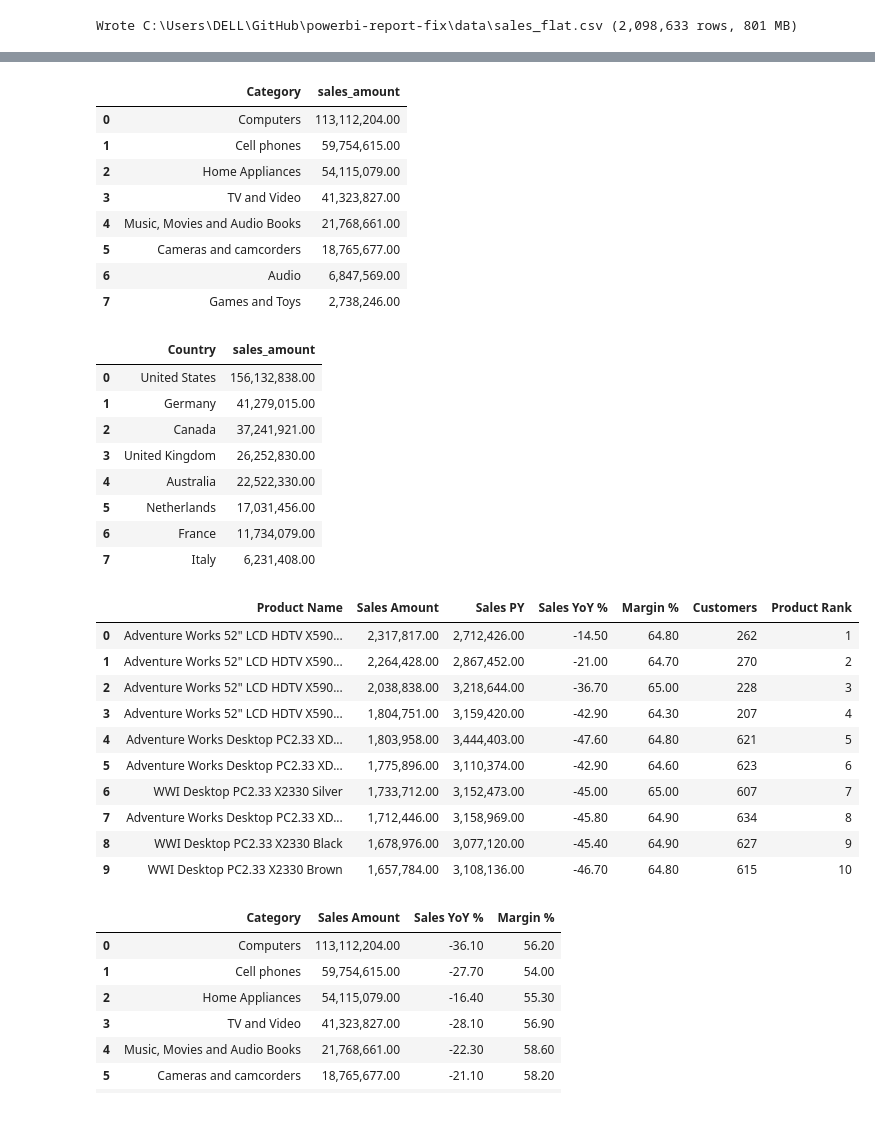
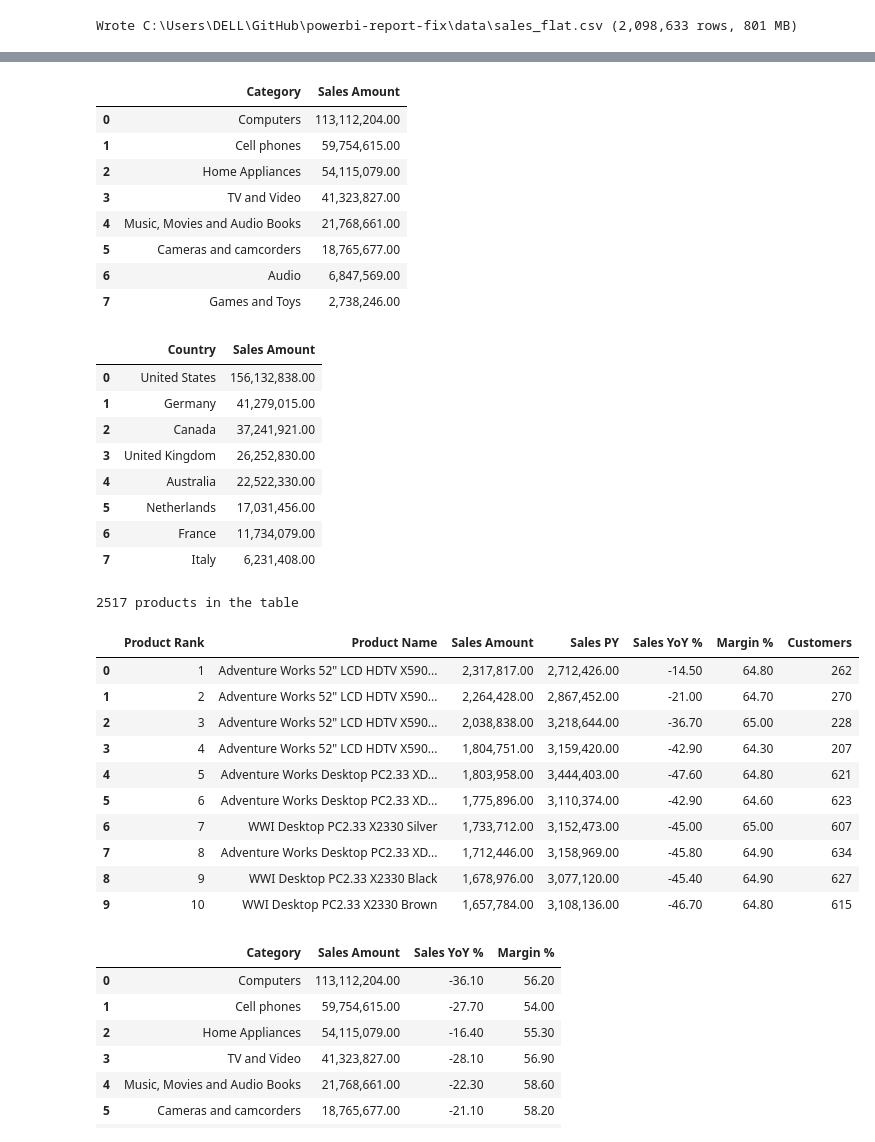
Before and after one commit to omarshalabyy1/powerbi-report-fix, a Jupyter notebook: analysis/analysis.ipynb, the cells around one changed output, grey strips where cells are left out. Saved outputs shown, nothing was run; the diff lists cells and outputs as text; code cells hidden in the pictures.

```diff
--- a/analysis/analysis.ipynb
+++ b/analysis/analysis.ipynb
@@ -112,16 +129,16 @@ GROUP BY 1 ORDER BY 1
 # %%
 # Page 1 bars: Sales Amount by Category and by Country, Year 2023.
 by_category = q('''
-SELECT "Category", round(sum("Quantity" * "Net Price")) AS sales_amount
+SELECT "Category", round(sum("Quantity" * "Net Price")) AS "Sales Amount"
 FROM sales WHERE year("Order Date") = 2023 GROUP BY 1 ORDER BY 2 DESC
 ''')
 by_country = q('''
-SELECT "Country", round(sum("Quantity" * "Net Price")) AS sales_amount
+SELECT "Country", round(sum("Quantity" * "Net Price")) AS "Sales Amount"
 FROM sales WHERE year("Order Date") = 2023 GROUP BY 1 ORDER BY 2 DESC
 ''')
 display(by_category, by_country)
 # %% [output]
-|  | Category | sales_amount |
+|  | Category | Sales Amount |
 | 0 | Computers | 113,112,204.00 |
 | 1 | Cell phones | 59,754,615.00 |
 | 2 | Home Appliances | 54,115,079.00 |
@@ -130,7 +147,7 @@ display(by_category, by_country)
 | 5 | Cameras and camcorders | 18,765,677.00 |
 | 6 | Audio | 6,847,569.00 |
 | 7 | Games and Toys | 2,738,246.00 |
-|  | Country | sales_amount |
+|  | Country | Sales Amount |
 | 0 | United States | 156,132,838.00 |
 | 1 | Germany | 41,279,015.00 |
 | 2 | Canada | 37,241,921.00 |
@@ -140,38 +157,41 @@ display(by_category, by_country)
 | 6 | France | 11,734,079.00 |
 | 7 | Italy | 6,231,408.00 |
 # %%
-# Page 2 table: the top 10 products by Sales Amount, Year 2023.
-q('''
+# Page 2 table: every product sold in 2023 by Sales Amount; the top 10 go in the checks.
+products = q('''
 WITH p AS (
     SELECT "Product Name",
            sum("Quantity" * "Net Price") FILTER (WHERE year("Order Date") = 2023)                       AS sales,
            sum("Quantity" * "Net Price") FILTER (WHERE year("Order Date") = 2022)                       AS sales_py,
            sum("Quantity" * ("Net Price" - "Unit Cost")) FILTER (WHERE year("Order Date") = 2023)       AS margin,
            count(DISTINCT "Customer Key") FILTER (WHERE year("Order Date") = 2023)                      AS customers
     FROM sales WHERE year("Order Date") IN (2022, 2023)
     GROUP BY 1
 )
-SELECT "Product Name",
-       round(sales)                                AS "Sales Amount",
-       round(sales_py)                             AS "Sales PY",
+SELECT rank() OVER (ORDER BY sales DESC)             AS "Product Rank",
+       "Product Name",
+       round(sales)                                  AS "Sales Amount",
+       round(sales_py)                               AS "Sales PY",
        round(100 * (sales - sales_py) / sales_py, 1) AS "Sales YoY %",
-       round(100 * margin / sales, 1)              AS "Margin %",
-       customers                                   AS "Customers",
-       rank() OVER (ORDER BY sales DESC)           AS "Product Rank"
+       round(100 * margin / sales, 1)                AS "Margin %",
+       customers                                     AS "Customers"
 FROM p WHERE sales IS NOT NULL
-ORDER BY sales DESC LIMIT 10
+ORDER BY sales DESC
 ''')
+print(len(products), "products in the table")
+products.head(10)
 # %% [output]
+2517 products in the table
-|  | Product Name | Sales Amount | Sales PY | Sales YoY % | Margin % | Customers | Product Rank |
-| 0 | Adventure Works 52" LCD HDTV X590... | 2,317,817.00 | 2,712,426.00 | -14.50 | 64.80 | 262 | 1 |
-| 1 | Adventure Works 52" LCD HDTV X590... | 2,264,428.00 | 2,867,452.00 | -21.00 | 64.70 | 270 | 2 |
-| 2 | Adventure Works 52" LCD HDTV X590... | 2,038,838.00 | 3,218,644.00 | -36.70 | 65.00 | 228 | 3 |
-| 3 | Adventure Works 52" LCD HDTV X590... | 1,804,751.00 | 3,159,420.00 | -42.90 | 64.30 | 207 | 4 |
-| 4 | Adventure Works Desktop PC2.33 XD... | 1,803,958.00 | 3,444,403.00 | -47.60 | 64.80 | 621 | 5 |
-| 5 | Adventure Works Desktop PC2.33 XD... | 1,775,896.00 | 3,110,374.00 | -42.90 | 64.60 | 623 | 6 |
-| 6 | WWI Desktop PC2.33 X2330 Silver | 1,733,712.00 | 3,152,473.00 | -45.00 | 65.00 | 607 | 7 |
-| 7 | Adventure Works Desktop PC2.33 XD... | 1,712,446.00 | 3,158,969.00 | -45.80 | 64.90 | 634 | 8 |
-| 8 | WWI Desktop PC2.33 X2330 Black | 1,678,976.00 | 3,077,120.00 | -45.40 | 64.90 | 627 | 9 |
-| 9 | WWI Desktop PC2.33 X2330 Brown | 1,657,784.00 | 3,108,136.00 | -46.70 | 64.80 | 615 | 10 |
+|  | Product Rank | Product Name | Sales Amount | Sales PY | Sales YoY % | Margin % | Customers |
+| 0 | 1 | Adventure Works 52" LCD HDTV X590... | 2,317,817.00 | 2,712,426.00 | -14.50 | 64.80 | 262 |
+| 1 | 2 | Adventure Works 52" LCD HDTV X590... | 2,264,428.00 | 2,867,452.00 | -21.00 | 64.70 | 270 |
+| 2 | 3 | Adventure Works 52" LCD HDTV X590... | 2,038,838.00 | 3,218,644.00 | -36.70 | 65.00 | 228 |
+| 3 | 4 | Adventure Works 52" LCD HDTV X590... | 1,804,751.00 | 3,159,420.00 | -42.90 | 64.30 | 207 |
+| 4 | 5 | Adventure Works Desktop PC2.33 XD... | 1,803,958.00 | 3,444,403.00 | -47.60 | 64.80 | 621 |
+| 5 | 6 | Adventure Works Desktop PC2.33 XD... | 1,775,896.00 | 3,110,374.00 | -42.90 | 64.60 | 623 |
+| 6 | 7 | WWI Desktop PC2.33 X2330 Silver | 1,733,712.00 | 3,152,473.00 | -45.00 | 65.00 | 607 |
+| 7 | 8 | Adventure Works Desktop PC2.33 XD... | 1,712,446.00 | 3,158,969.00 | -45.80 | 64.90 | 634 |
+| 8 | 9 | WWI Desktop PC2.33 X2330 Black | 1,678,976.00 | 3,077,120.00 | -45.40 | 64.90 | 627 |
+| 9 | 10 | WWI Desktop PC2.33 X2330 Brown | 1,657,784.00 | 3,108,136.00 | -46.70 | 64.80 | 615 |
 # %%
 # Page 2 matrix: Category rows with the grand total, Year 2023.
```
Also changed, not shown: parts of 11 cells of this notebook, 4 other files.
